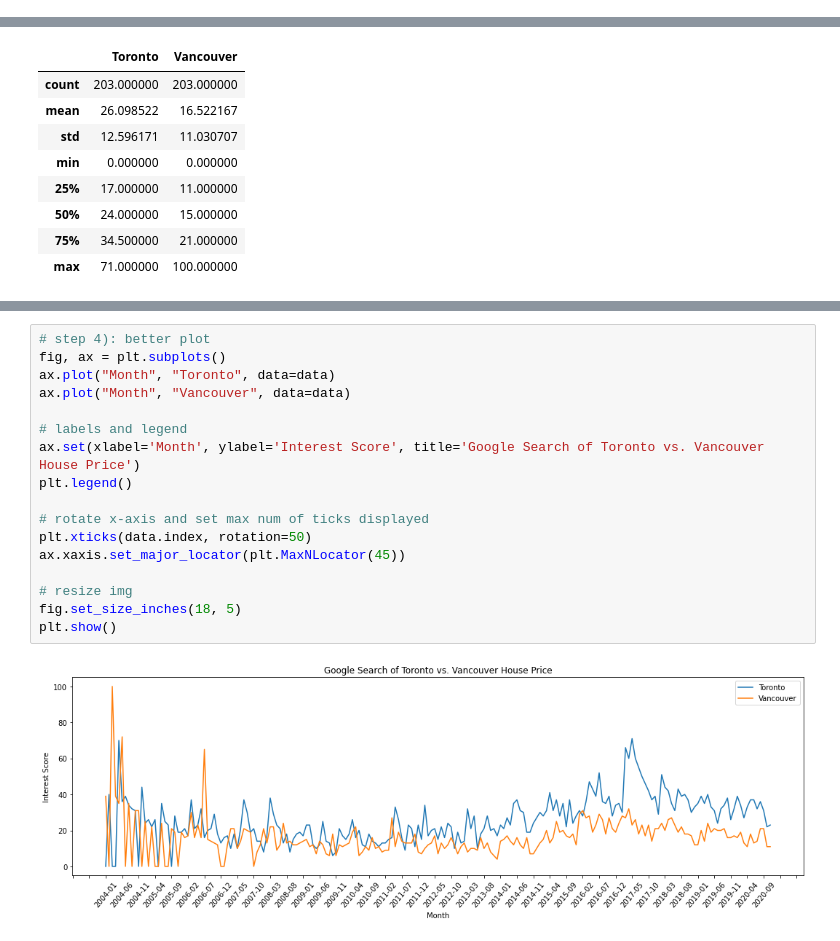
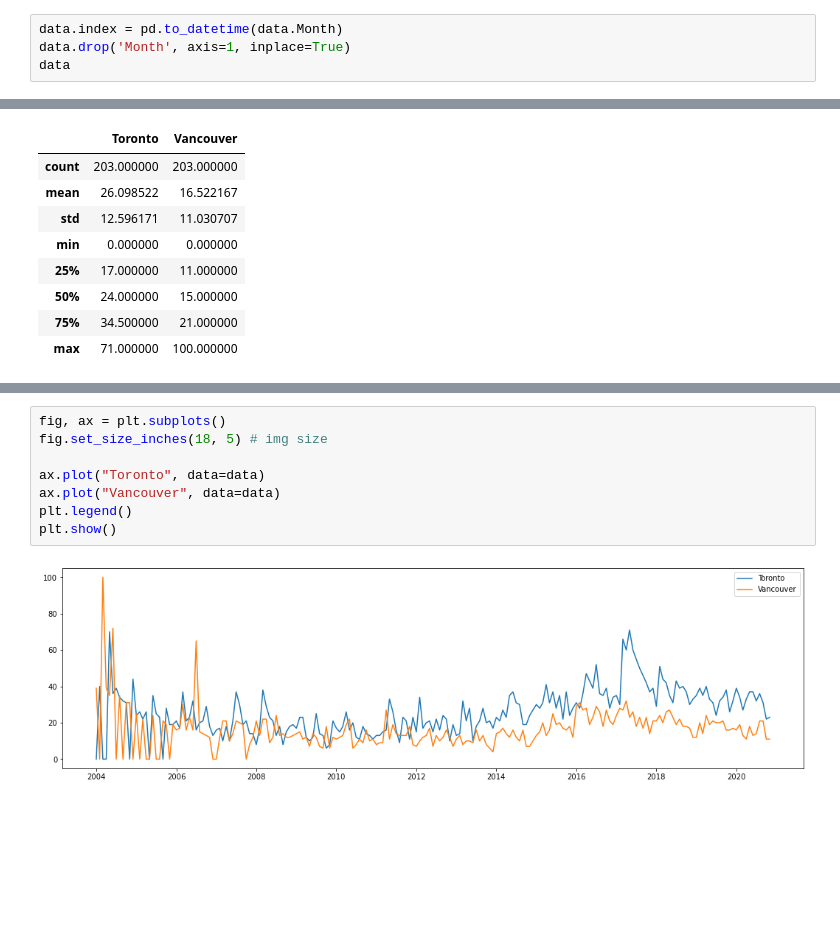
Before and after one commit to krystinli/Google_Trend_Data, a Jupyter notebook: 201115_house_price.ipynb, the cells around one changed output, grey strips where cells are left out. Drawn from its saved outputs; the diff is of its cells as text; blank space fills up the shorter version.

```diff
--- a/201115_house_price.ipynb
+++ b/201115_house_price.ipynb
@@ -38,3 +38,7 @@ data.head()
 | 2 | 2004-03 | 0 | 100 |
 | 3 | 2004-04 | 0 | 39 |
 | 4 | 2004-05 | 70 | 35 |
+# %%
+data.index = pd.to_datetime(data.Month)
+data.drop('Month', axis=1, inplace=True)
+data
@@ -73,19 +86,10 @@ plt.show()
-# %%
-# step 4): better plot
-fig, ax = plt.subplots()
-ax.plot("Month", "Toronto", data=data)
-ax.plot("Month", "Vancouver", data=data)
-
-# labels and legend
-ax.set(xlabel='Month', ylabel='Interest Score', title='Google Search of Toronto vs. Vancouver House Price')
-plt.legend()
-
-# rotate x-axis and set max num of ticks displayed
-plt.xticks(data.index, rotation=50)
-ax.xaxis.set_major_locator(plt.MaxNLocator(45))
-
-# resize img
-fig.set_size_inches(18, 5)
-plt.show()
-# %% [output]
-[figure, removed]
+# %%
+fig, ax = plt.subplots()
+fig.set_size_inches(18, 5) # img size
+
+ax.plot("Toronto", data=data)
+ax.plot("Vancouver", data=data)
+plt.legend()
+plt.show()
+# %% [output]
+[figure, added]
```
Also changed, not shown: parts of 2 cells of this notebook.
